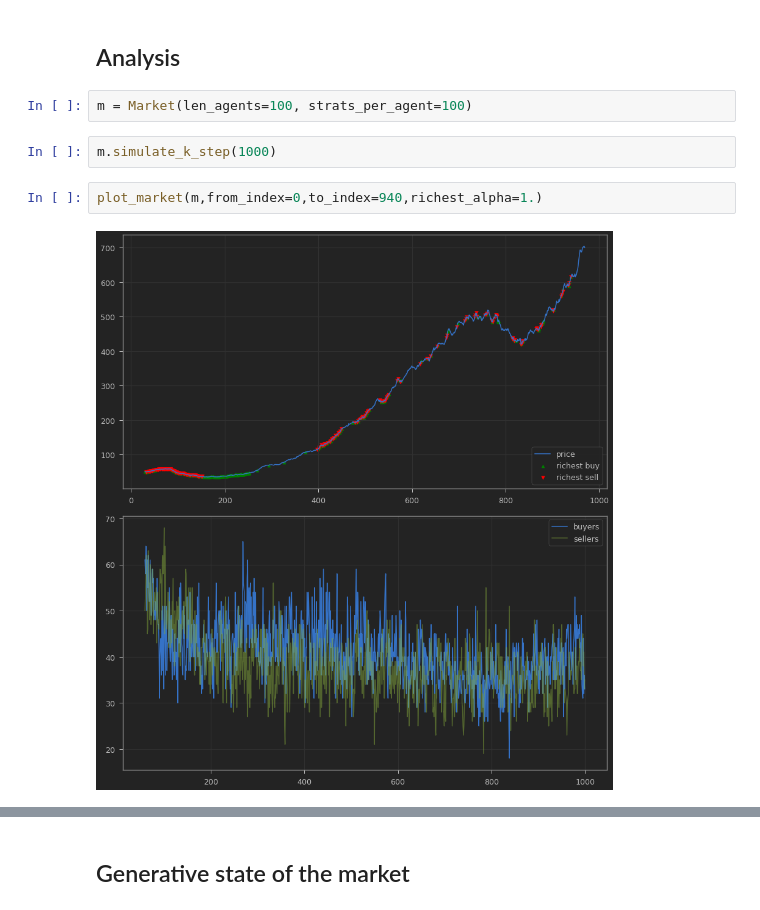
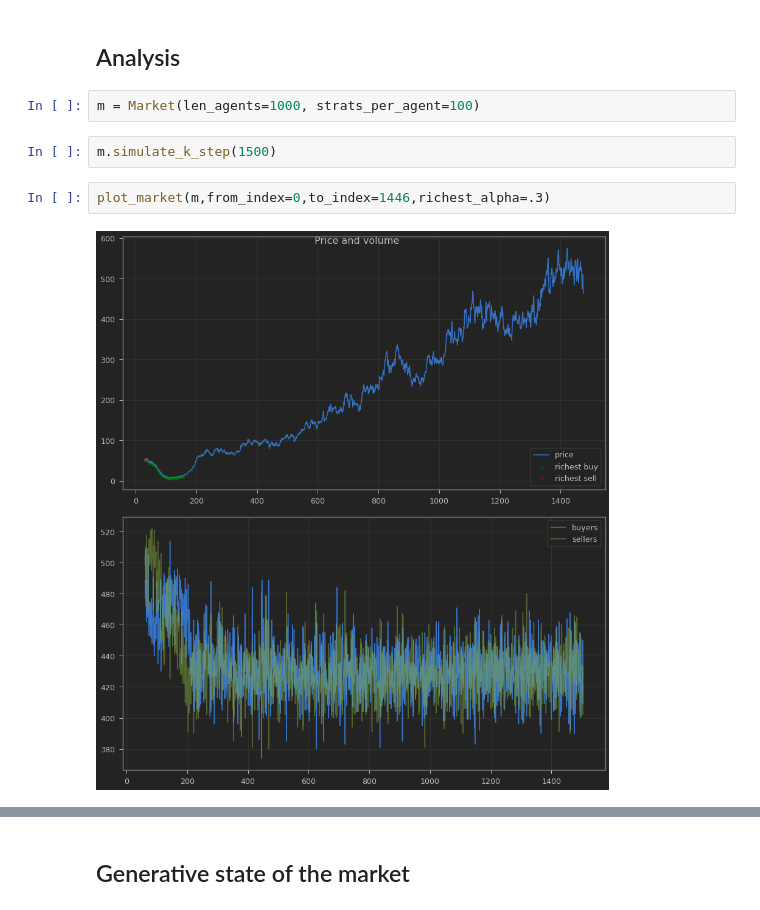
Before and after one commit to jaanerik/economic-life, a Jupyter notebook: GPU Market.ipynb, the cells around one changed output, grey strips where cells are left out. Cells and saved outputs as stored; diff of their text form.

Commit message:
Fix agent actions

```diff
--- a/GPU Market.ipynb
+++ b/GPU Market.ipynb
@@ -70,10 +43,10 @@ for _ in range(500):
 # %% [markdown]
 ## Analysis
 # %%
-m = Market(len_agents=100, strats_per_agent=100)
+m = Market(len_agents=1000, strats_per_agent=100)
 # %%
-m.simulate_k_step(1000)
+m.simulate_k_step(1500)
 # %%
-plot_market(m,from_index=0,to_index=940,richest_alpha=1.)
+plot_market(m,from_index=0,to_index=1446,richest_alpha=.3)
 # %% [output]
-[figure, old version]
+[figure, new version]
```
Also changed, not shown: parts of 29 cells of this notebook, 2 other files.
